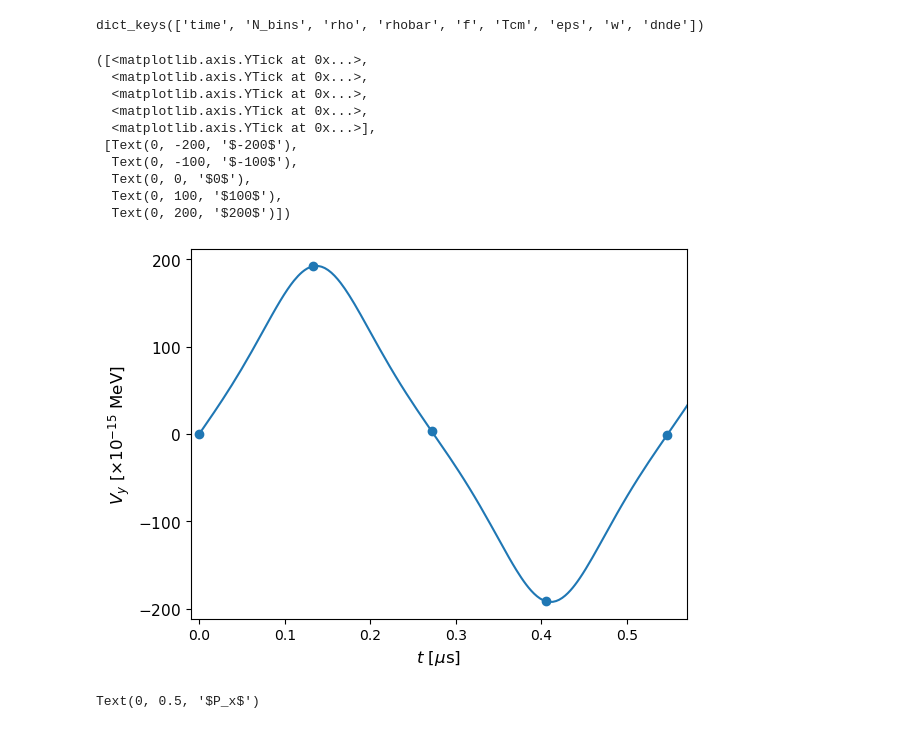
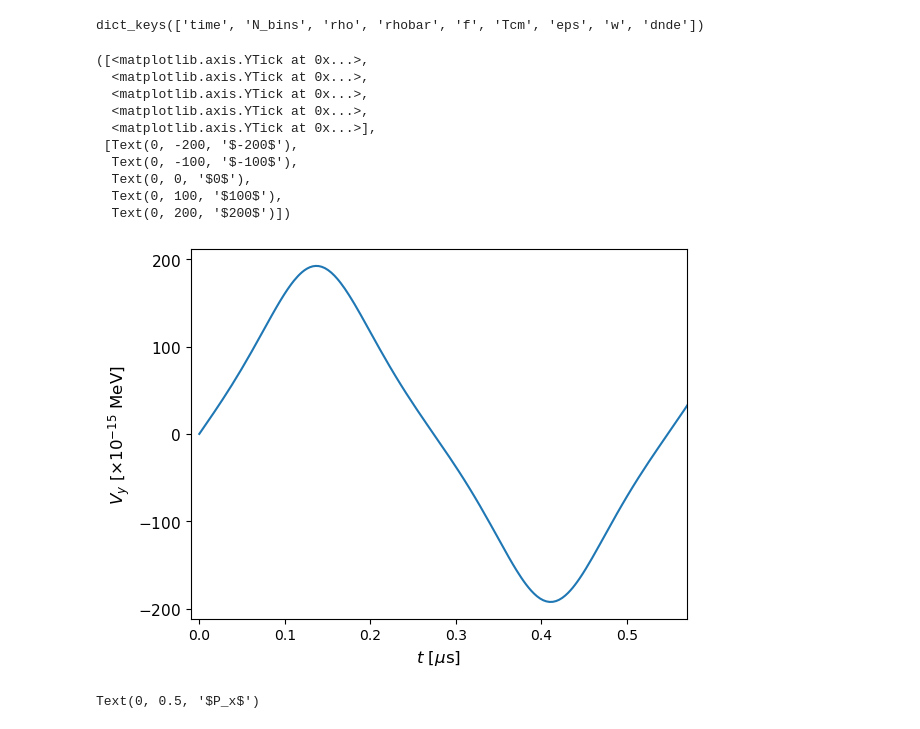
Before and after one commit to nuLABatUSD/QKESolveMPI, a Jupyter notebook: analysis/BlochPaperFigs.ipynb, the cells around one changed output. Cells and saved outputs as stored; diff of their text form; code cells hidden in the pictures.

```diff
--- a/analysis/BlochPaperFigs.ipynb
+++ b/analysis/BlochPaperFigs.ipynb
@@ -37,26 +37,26 @@ Vy_index = np.array(Vylist)
 # %%
 #plot first cycle of Vy vs t for coherent only run
 
 plt.figure()
-plt.scatter(t[t_index][0:5], Vy[Vy_index[0:5]]*1e15)
+#plt.scatter(t[t_index][0:5], Vy[Vy_index[0:5]]*1e15)
 plt.plot(t[t_index[0] : t_index[5]], Vy[Vy_index[0] : Vy_index[5]]*1e15)
 plt.xlabel(r"$t~[\mu\text{s}]$", fontsize=12)
 plt.ylabel(r"$V_y~[\times 10^{-15}~\text{MeV}]$", fontsize=12)
 plt.xlim([-0.01,0.57])
 plt.yticks([-200, -100, 0, 100, 200], [r"$-200$",r"$-100$",r"$0$",r"$100$",r"$200$"], fontsize=11)
 #plt.title("Vy vs t (coherent only, first cycle)")
 # %% [output]
 ([<matplotlib.axis.YTick at 0x...>,
   <matplotlib.axis.YTick at 0x...>,
   <matplotlib.axis.YTick at 0x...>,
   <matplotlib.axis.YTick at 0x...>,
   <matplotlib.axis.YTick at 0x...>],
  [Text(0, -200, '$-200$'),
   Text(0, -100, '$-100$'),
   Text(0, 0, '$0$'),
   Text(0, 100, '$100$'),
   Text(0, 200, '$200$')])
-[figure, old version]
+[figure, new version]
 # %%
 #plot FIRST CYCLE of bloch sphere for coherent only
 
```
Also changed, not shown: parts of 3 cells of this notebook.
